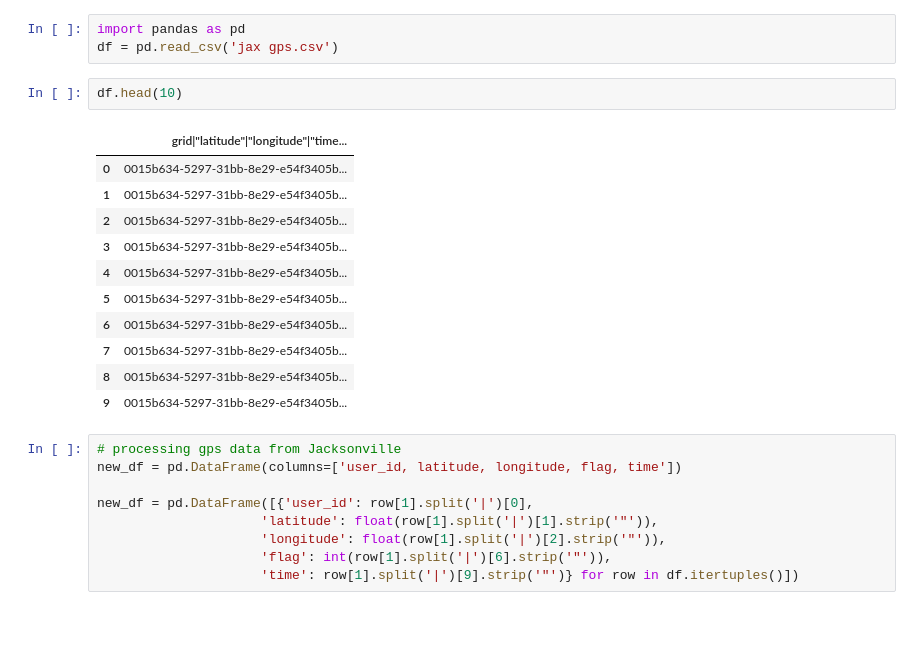
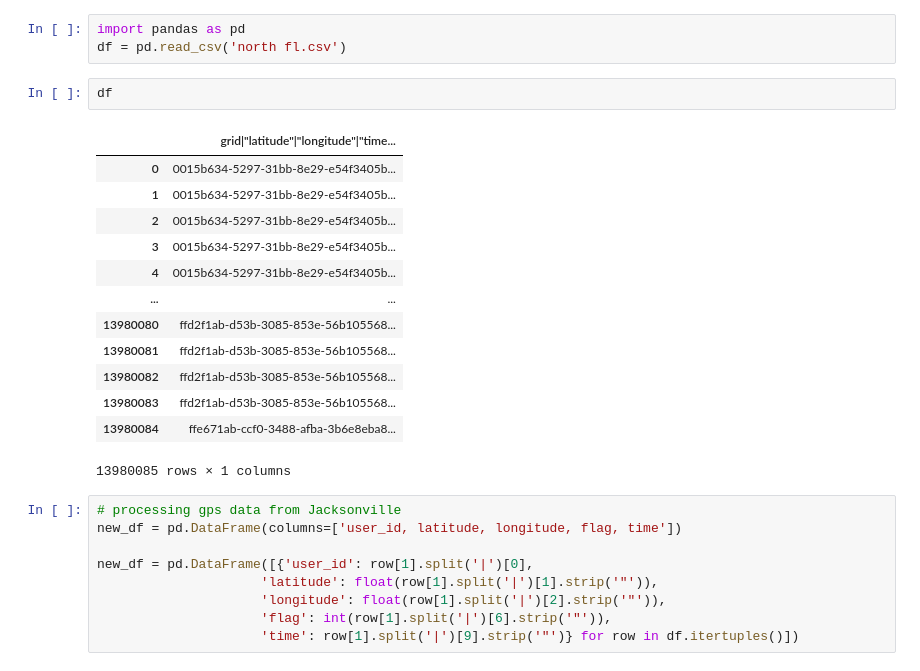
Before and after one commit to superoctober1213/GPS-Data-Travel-Survey, a Jupyter notebook: Data_processing.ipynb, the cells around one changed output. Cells and saved outputs as stored; diff of their text form; blank space fills up the shorter version.

```diff
--- a/Data_processing.ipynb
+++ b/Data_processing.ipynb
@@ -1,20 +1,22 @@
 # %%
 import pandas as pd
-df = pd.read_csv('jax gps.csv')
+df = pd.read_csv('north fl.csv')
 # %%
-df.head(10)
+df
 # %% [output]
 |  | grid|"latitude"|"longitude"|"time... |
 | 0 | 0015b634-5297-31bb-8e29-e54f3405b... |
 | 1 | 0015b634-5297-31bb-8e29-e54f3405b... |
 | 2 | 0015b634-5297-31bb-8e29-e54f3405b... |
 | 3 | 0015b634-5297-31bb-8e29-e54f3405b... |
 | 4 | 0015b634-5297-31bb-8e29-e54f3405b... |
-| 5 | 0015b634-5297-31bb-8e29-e54f3405b... |
-| 6 | 0015b634-5297-31bb-8e29-e54f3405b... |
-| 7 | 0015b634-5297-31bb-8e29-e54f3405b... |
-| 8 | 0015b634-5297-31bb-8e29-e54f3405b... |
-| 9 | 0015b634-5297-31bb-8e29-e54f3405b... |
+| ... | ... |
+| 13980080 | ffd2f1ab-d53b-3085-853e-56b105568... |
+| 13980081 | ffd2f1ab-d53b-3085-853e-56b105568... |
+| 13980082 | ffd2f1ab-d53b-3085-853e-56b105568... |
+| 13980083 | ffd2f1ab-d53b-3085-853e-56b105568... |
+| 13980084 | ffe671ab-ccf0-3488-afba-3b6e8eba8... |
+13980085 rows × 1 columns
 # %%
 # processing gps data from Jacksonville
 new_df = pd.DataFrame(columns=['user_id, latitude, longitude, flag, time'])
```
Also changed, not shown: parts of 6 cells of this notebook.
